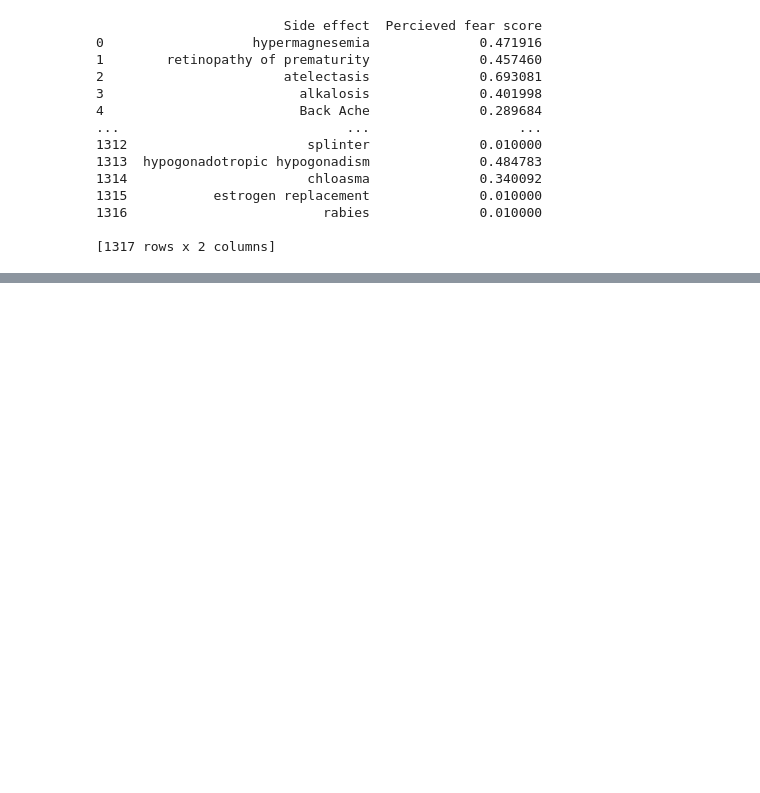
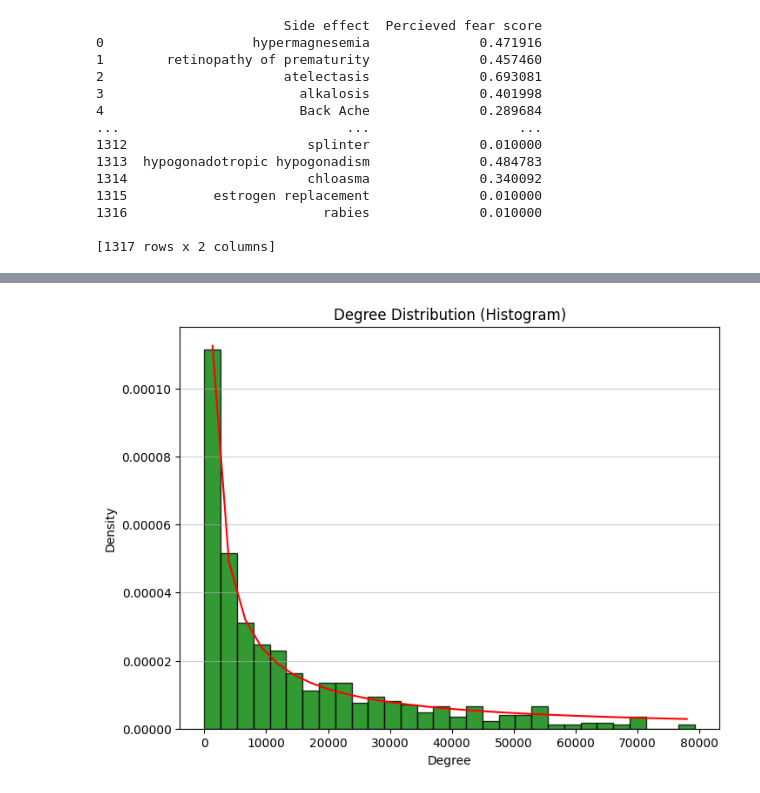
Before and after one commit to side-effects-network/analysis-, a Jupyter notebook: Nick.ipynb, the cells around one changed output, grey strips where cells are left out. Drawn from its saved outputs; the diff is of its cells as text; code cells hidden in the pictures; blank space fills up the shorter version.

```diff
--- a/Nick.ipynb
+++ b/Nick.ipynb
@@ -339,0 +497,24 @@ print(matches)
+# %%
+degrees = np.array([d for _, d in GM.degree()])
+degrees = degrees[degrees > 0]
+degrees.sort()
+
+def lognormal(x, sigma, c):
+    return c * np.exp(- (np.log(x) ** 2) / (2 * sigma ** 2))
+
+hist_y, bin_edges = np.histogram(degrees, bins=30, density=True)
+bin_x = (bin_edges[:-1] + bin_edges[1:]) / 2  # Prendere il centro dei bin
+popt_lognormal, _ = curve_fit(lognormal, bin_x, hist_y, p0=(1, 1))
+
+
+# 3️⃣ Plottare l'istogramma della distribuzione dei gradi
+plt.figure(figsize=(8, 6))
+plt.hist(degrees, bins=30, density=True, alpha=0.8, color='green', edgecolor='black')
+plt.plot(bin_x, lognormal(bin_x, *popt_lognormal), label="Lognormal Fit", color="red", linestyle="-")
+plt.xlabel("Degree")
+plt.ylabel("Density")
+plt.title("Degree Distribution (Histogram)")
+plt.grid(axis="y", linestyle="-", alpha=0.6)
+plt.show()
+# %% [output]
+[figure, added]
```
Also changed, not shown: parts of 24 cells of this notebook.
